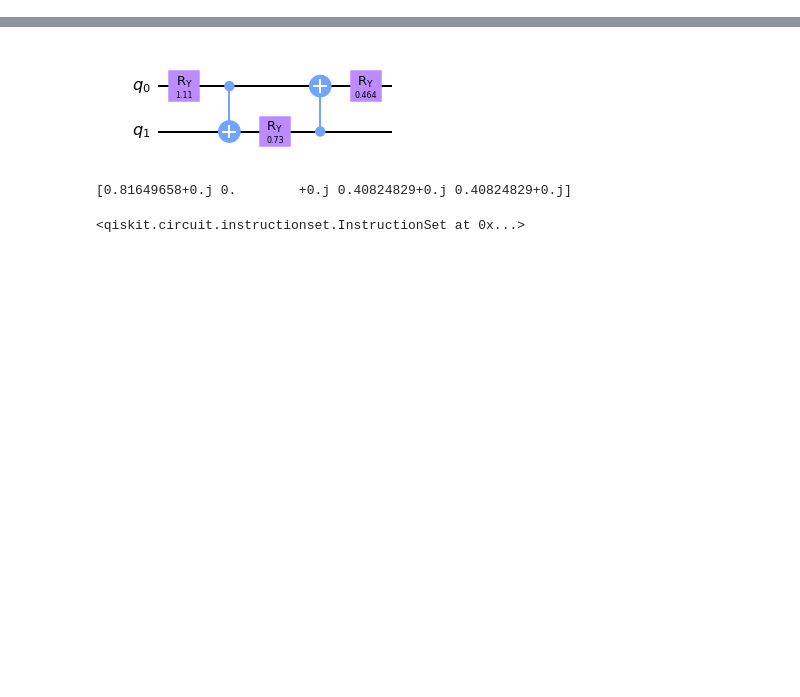
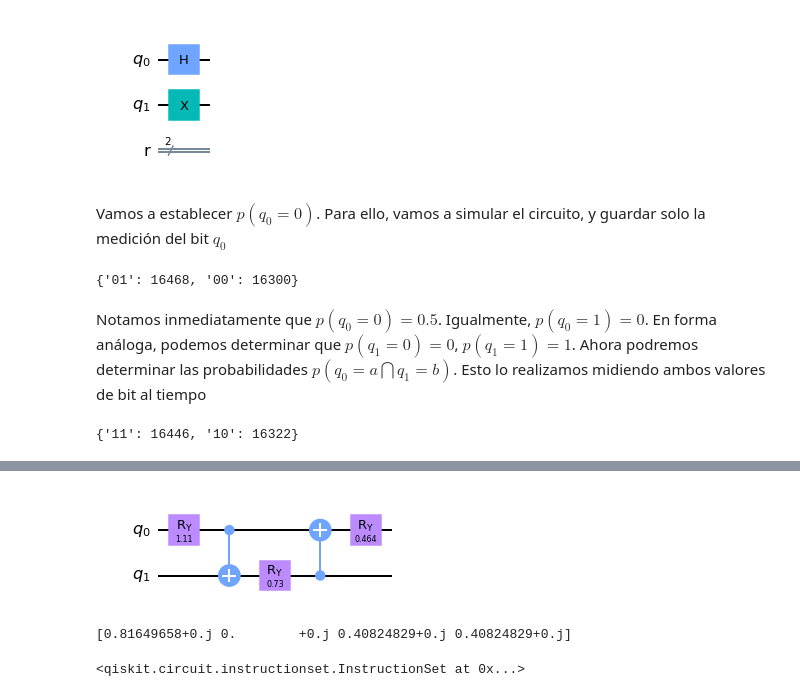
Before and after one commit to QC-FEM/QC-CrashCourse, a Jupyter notebook: Lec_2_Multiqubits/Lec_2_Multiqubits.ipynb, the cells around one changed output, grey strips where cells are left out. Drawn from its saved outputs; the diff is of its cells as text; code cells hidden in the pictures; blank space fills up the shorter version.

```diff
--- a/Lec_2_Multiqubits/Lec_2_Multiqubits.ipynb
+++ b/Lec_2_Multiqubits/Lec_2_Multiqubits.ipynb
@@ -6,0 +71,33 @@ backend = Aer.get_backend('statevector_simulator')
+# %%
+## Creamos registro cuántico
+q = QuantumRegister(2,name='q')
+## Creamos registro de medición
+r = ClassicalRegister(2,name='r')
+QC_indep = QuantumCircuit(q,r)
+## Aplicamos Hadmard Sobre q0
+QC_indep.h(q[0])
+## Aplicamos X sobre q1
+QC_indep.x(q[1])
+## Dibujamos el circuito
+QC_indep.draw(output='mpl')
+# %% [output]
+[figure, added]
+# %% [markdown]
+Vamos a establecer $p(q_0 = 0)$. Para ello, vamos a simular el circuito, y guardar solo la medición del bit $q_0$
+# %%
+qasm_sim = BasicAer.get_backend('qasm_simulator')
+QC_indep.measure(q[0],r[0])
+counts = execute(QC_indep,qasm_sim,shots=1<<15).result().get_counts()
+print(counts)
+# %% [output]
+{'01': 16468, '00': 16300}
+# %% [markdown]
+Notamos inmediatamente que $p(q_0 = 0) = 0.5$. Igualmente, $p(q_0 = 1) = 0$. En forma análoga, podemos determinar que $p(q_1 = 0) = 0$, $p(q_1 = 1) = 1$. Ahora podremos determinar las probabilidades $p(q_0 = a \bigcap q_1 = b)$. Esto lo realizamos midiendo ambos valores de bit al tiempo
+# %%
+## Ejecutamos el circuito
+qasm_sim = BasicAer.get_backend('qasm_simulator')
+QC_indep.measure(q,r)
+counts = execute(QC_indep,qasm_sim,shots=1<<15).result().get_counts()
+print(counts)
+# %% [output]
+{'11': 16446, '10': 16322}
```
Also changed, not shown: parts of 10 cells of this notebook, 1 other file.
